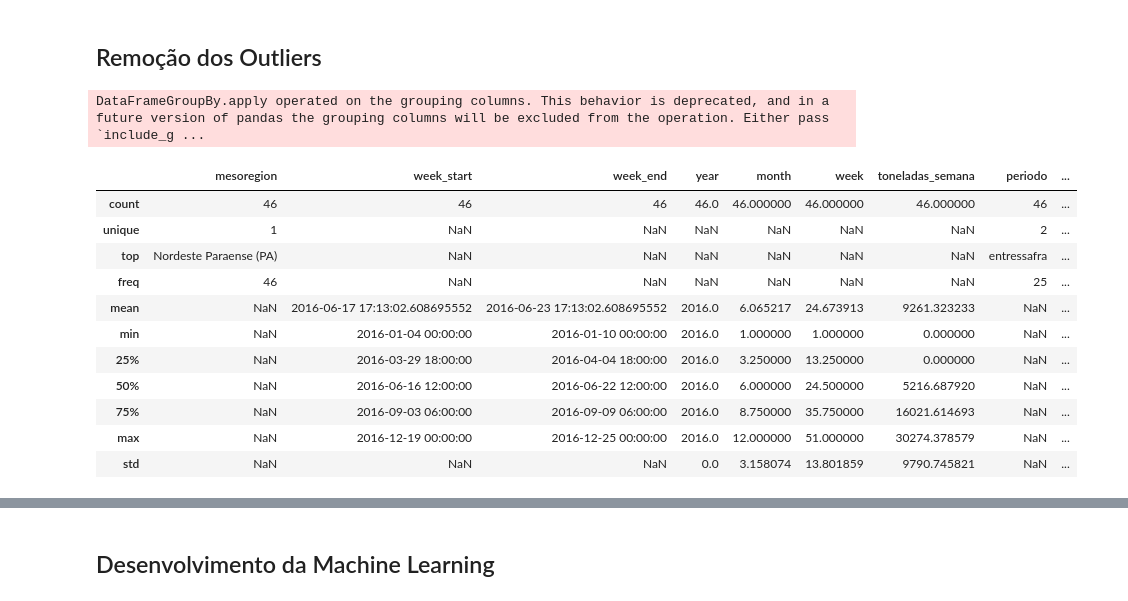
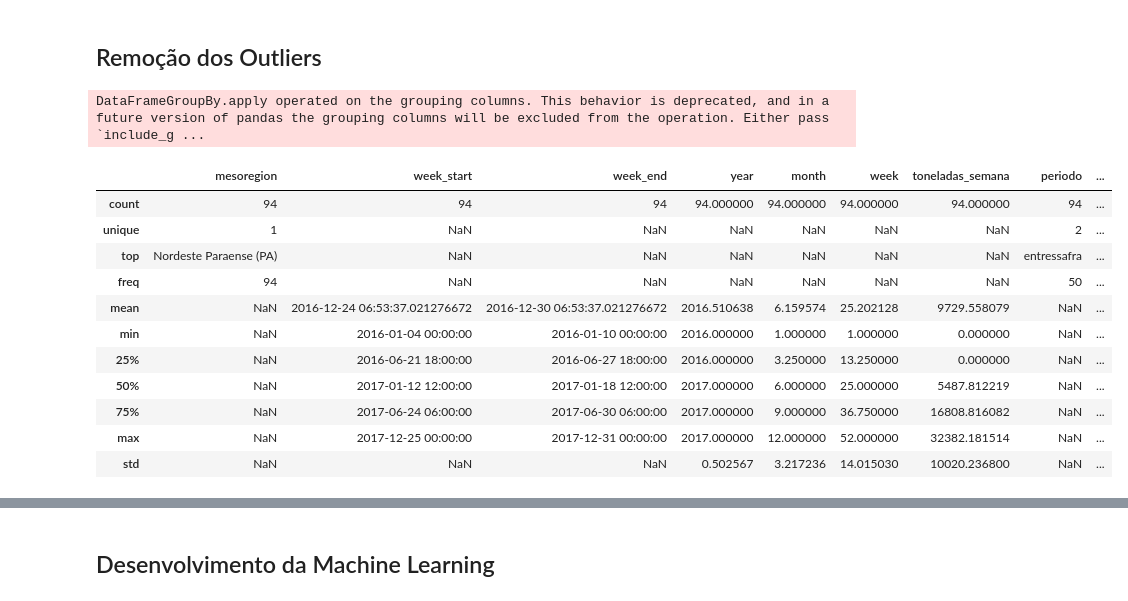
Before and after one commit to linknasubi/acai-predict, a Jupyter notebook: Acai_Predict.ipynb, the cells around one changed output, grey strips where cells are left out. Cells and saved outputs as stored; diff of their text form; code cells hidden in the pictures.

```diff
--- a/Acai_Predict.ipynb
+++ b/Acai_Predict.ipynb
@@ -697,11 +770,7 @@ def generate_weekly_series_meso(df_meso: pd.DataFrame, seed: int = 42) -> pd.Dat
     return pd.DataFrame(rows).sort_values(['mesoregion','year','date']).reset_index(drop=True)
 
 
-df_meso_annual = pd.DataFrame({
-     'mesoregion': ['Baixo Amazonas (PA)','Marajó (PA)','Metropolitana de Belém (PA)','Nordeste Paraense (PA)','Sudoeste Paraense (PA)','Sudeste Paraense (PA)'],
-     'ano': [2016]*6,
-     'toneladas': [9834, 152465, 158930, 700842, 3061, 55480] })
-weekly_series_meso = generate_weekly_series_meso(df_meso_annual, seed=123)
+weekly_series_meso = generate_weekly_series_meso(training_data_df, seed=123)
 weekly_series_meso
 # %% [output]
 |  | mesoregion | date | year | month | week | toneladas_semana | dist_ano | dist_mes | periodo |
@@ -727,20 +796,19 @@ df_meso_weekly['mesoregion'] = df_meso_weekly['mesoregion'].astype(str).str.stri
 
 weekly_series_meso['date'] = pd.to_datetime(weekly_series_meso['date'])
 weekly_series_meso['mesoregion'] = weekly_series_meso['mesoregion'].astype(str).str.strip()
-wk_2016 = weekly_series_meso[weekly_series_meso['year'] == 2016].copy()
-wk_2016 = wk_2016.rename(columns={'date':'week_start'})
+wk = weekly_series_meso.rename(columns={'date': 'week_start'}).copy()
 
 
 # 2) merge limpo por mesorregião + semana (agora levando TODAS as colunas precip_ de df_meso_weekly)
 precip_cols = [c for c in df_meso_weekly.columns if c.startswith('precip_')]
 df_weekly_join = (
-    wk_2016.merge(
-        df_meso_weekly[['mesoregion','week_start'] + precip_cols],
-        on=['mesoregion','week_start'],
+    wk.merge(
+        df_meso_weekly[['mesoregion', 'week_start'] + precip_cols],
+        on=['mesoregion', 'week_start'],
         how='left',
         validate='one_to_one'
     )
-    .sort_values(['mesoregion','week_start'])
+    .sort_values(['mesoregion', 'week_start'])
     .reset_index(drop=True)
 )
 
@@ -850,40 +914,40 @@ fig.show()
 # %%
 def remove_outliers_mad(
     df: pd.DataFrame,
     col: str = "toneladas_semana",
     by: list = ("mesoregion",),          # agrupa (mude se quiser)
     thresh: float = 3.5,                 # >3.5 z-MAD costuma ser outlier
     return_outliers: bool = True
 ):
     def _flag(g):
         x = g[col].astype(float)
         med = np.median(x)
         mad = 1.4826 * np.median(np.abs(x - med))  # MAD robust
         zmad = (x - med) / (mad + 1e-9)
         g["_is_outlier"] = np.abs(zmad) > thresh
         return g
 
     df2 = df.copy()
     df2 = df2.groupby(list(by), dropna=False, group_keys=False).apply(_flag)
 
     clean = df2.loc[~df2["_is_outlier"]].drop(columns=["_is_outlier"])
     outs  = df2.loc[df2["_is_outlier"]].drop(columns=["_is_outlier"])
     return (clean, outs) if return_outliers else clean
 
 
-training_data, df_out = remove_outliers_mad(training_data, col="toneladas_semana", by=["mesoregion"], thresh=3.5)
-training_data.describe(include="all")
+df, df_out = remove_outliers_mad(training_data, col="toneladas_semana", by=["mesoregion"], thresh=2.5)
+df.describe(include="all")
 # %% [output]
 DataFrameGroupBy.apply operated on the grouping columns. This behavior is deprecated, and in a future version of pandas the grouping columns will be excluded from the operation. Either pass `include_g ...
 |  | mesoregion | week_start | week_end | year | month | week | toneladas_semana | periodo | ... |
-| count | 46 | 46 | 46 | 46.0 | 46.000000 | 46.000000 | 46.000000 | 46 | ... |
+| count | 94 | 94 | 94 | 94.000000 | 94.000000 | 94.000000 | 94.000000 | 94 | ... |
 | unique | 1 | NaN | NaN | NaN | NaN | NaN | NaN | 2 | ... |
 | top | Nordeste Paraense (PA) | NaN | NaN | NaN | NaN | NaN | NaN | entressafra | ... |
-| freq | 46 | NaN | NaN | NaN | NaN | NaN | NaN | 25 | ... |
-| mean | NaN | 2016-06-17 17:13:02.608695552 | 2016-06-23 17:13:02.608695552 | 2016.0 | 6.065217 | 24.673913 | 9261.323233 | NaN | ... |
-| min | NaN | 2016-01-04 00:00:00 | 2016-01-10 00:00:00 | 2016.0 | 1.000000 | 1.000000 | 0.000000 | NaN | ... |
-| 25% | NaN | 2016-03-29 18:00:00 | 2016-04-04 18:00:00 | 2016.0 | 3.250000 | 13.250000 | 0.000000 | NaN | ... |
-| 50% | NaN | 2016-06-16 12:00:00 | 2016-06-22 12:00:00 | 2016.0 | 6.000000 | 24.500000 | 5216.687920 | NaN | ... |
-| 75% | NaN | 2016-09-03 06:00:00 | 2016-09-09 06:00:00 | 2016.0 | 8.750000 | 35.750000 | 16021.614693 | NaN | ... |
-| max | NaN | 2016-12-19 00:00:00 | 2016-12-25 00:00:00 | 2016.0 | 12.000000 | 51.000000 | 30274.378579 | NaN | ... |
-| std | NaN | NaN | NaN | 0.0 | 3.158074 | 13.801859 | 9790.745821 | NaN | ... |
+| freq | 94 | NaN | NaN | NaN | NaN | NaN | NaN | 50 | ... |
+| mean | NaN | 2016-12-24 06:53:37.021276672 | 2016-12-30 06:53:37.021276672 | 2016.510638 | 6.159574 | 25.202128 | 9729.558079 | NaN | ... |
+| min | NaN | 2016-01-04 00:00:00 | 2016-01-10 00:00:00 | 2016.000000 | 1.000000 | 1.000000 | 0.000000 | NaN | ... |
+| 25% | NaN | 2016-06-21 18:00:00 | 2016-06-27 18:00:00 | 2016.000000 | 3.250000 | 13.250000 | 0.000000 | NaN | ... |
+| 50% | NaN | 2017-01-12 12:00:00 | 2017-01-18 12:00:00 | 2017.000000 | 6.000000 | 25.000000 | 5487.812219 | NaN | ... |
+| 75% | NaN | 2017-06-24 06:00:00 | 2017-06-30 06:00:00 | 2017.000000 | 9.000000 | 36.750000 | 16808.816082 | NaN | ... |
+| max | NaN | 2017-12-25 00:00:00 | 2017-12-31 00:00:00 | 2017.000000 | 12.000000 | 52.000000 | 32382.181514 | NaN | ... |
+| std | NaN | NaN | NaN | 0.502567 | 3.217236 | 14.015030 | 10020.236800 | NaN | ... |
```
Also changed, not shown: parts of 18 cells of this notebook.
